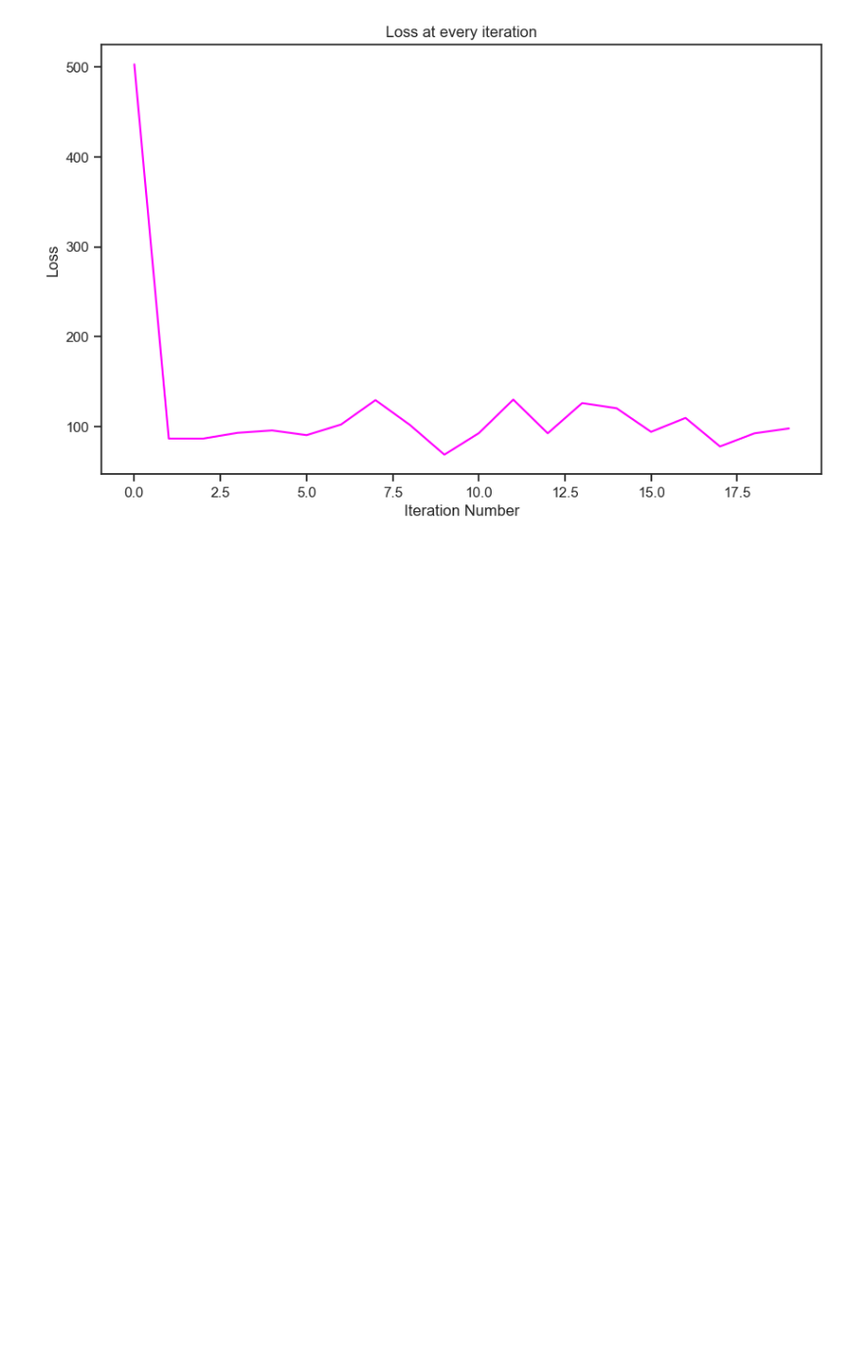
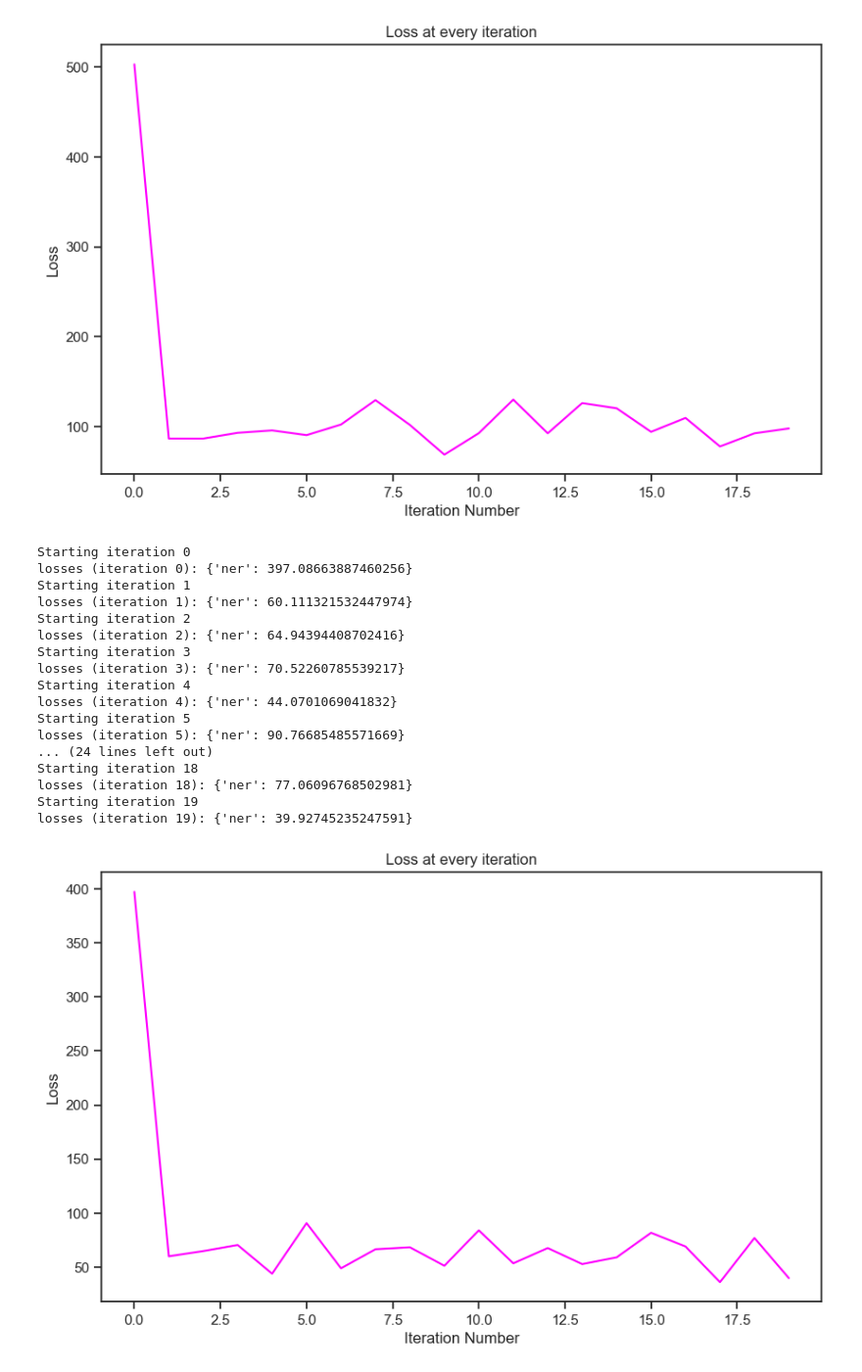
Before and after one commit to sinhasagar507/Customer-support-bot, a Jupyter notebook: notebooks/1.0_named_entity.ipynb, the cells around one changed output. Shown at 98% size. Saved outputs shown, nothing was run; the diff lists cells and outputs as text; code cells hidden in the pictures; blank space fills up the shorter version.

Commit message:
Completed entity training

```diff
--- a/notebooks/1.0_named_entity.ipynb
+++ b/notebooks/1.0_named_entity.ipynb
@@ -506,0 +562,4 @@ print(f'{len(robot_train)} out of {len(robot_entity_train)} Tweets contain a ROB
+# %%
+for sent, ent in discount_entity_train:
+    if ent['entities'] != []:
+        print(sent, ent)
@@ -506,0 +584,5 @@ print(f'{len(robot_train)} out of {len(robot_entity_train)} Tweets contain a ROB
+# %%
+discount_train =  [(i,j) for i, j in discount_entity_train if j['entities'] != []]
+
+# # We will be using hardware train to train the recognizer
+print(f'{len(discount_train)} out of {len(discount_entity_train)} Tweets contain a ROBOT_AI entity')
@@ -511,5 +620,13 @@ with open('../data/processed/human_train.pkl', 'wb') as f:
 
 with open('../data/processed/robot_train.pkl', 'wb') as f:
     pickle.dump(robot_train, f)
+# %%
+# Save the training data
+with open('../data/processed/package_train.pkl', 'wb') as f:
+    pickle.dump(package_train, f)
+# %%
+# Save the training data
+with open('../data/processed/discount_train.pkl', 'wb') as f:
+    pickle.dump(discount_train, f)
 # %% [markdown]
 Nice, this is the correct format. For the character level position indexes, the right is inclusive, and the left is a space/exclusive.
@@ -652,3 +773,27 @@ losses (iteration 18): {'ner': 92.47566912834749}
 Starting iteration 19
 losses (iteration 19): {'ner': 97.95746256551328}
 [figure]
+# %%
+# Train the model
+package_nlp = train_spacy(package_entity_train, 20)
+# Save the model
+package_nlp.to_disk('../models/package_nlp')
+# %% [output]
+Starting iteration 0
+losses (iteration 0): {'ner': 397.08663887460256}
+Starting iteration 1
+losses (iteration 1): {'ner': 60.111321532447974}
+Starting iteration 2
+losses (iteration 2): {'ner': 64.94394408702416}
+Starting iteration 3
+losses (iteration 3): {'ner': 70.52260785539217}
+Starting iteration 4
+losses (iteration 4): {'ner': 44.0701069041832}
+Starting iteration 5
+losses (iteration 5): {'ner': 90.76685485571669}
+... (24 lines left out)
+Starting iteration 18
+losses (iteration 18): {'ner': 77.06096768502981}
+Starting iteration 19
+losses (iteration 19): {'ner': 39.92745235247591}
+[figure, added]
```
Also changed, not shown: parts of 16 cells of this notebook.
